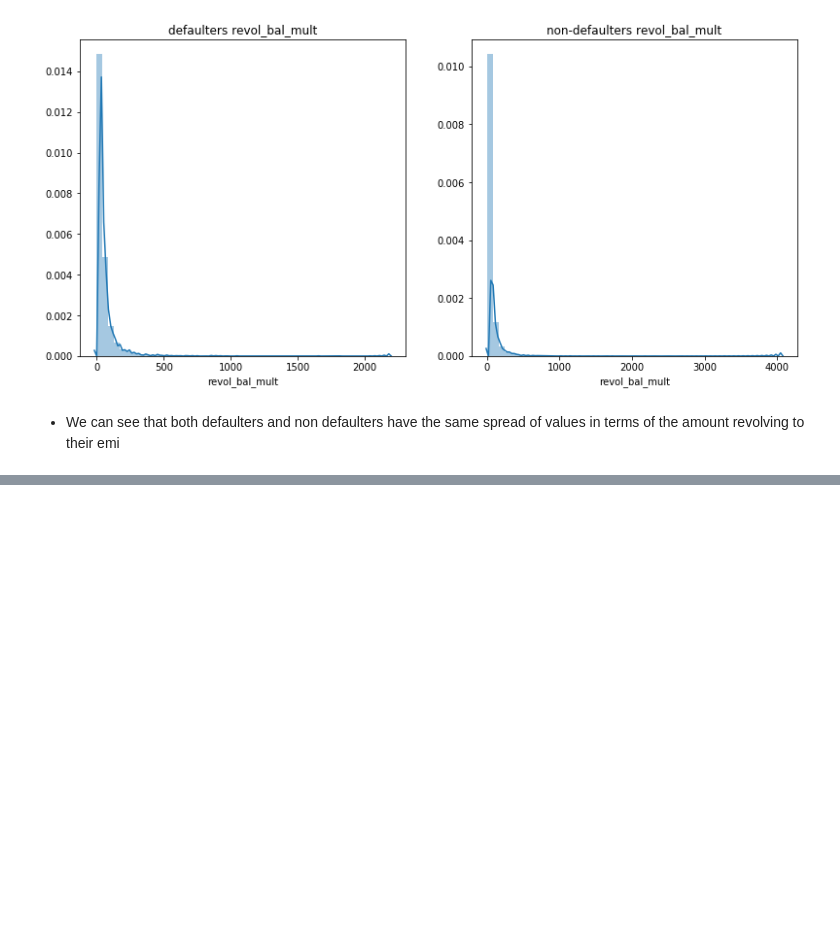
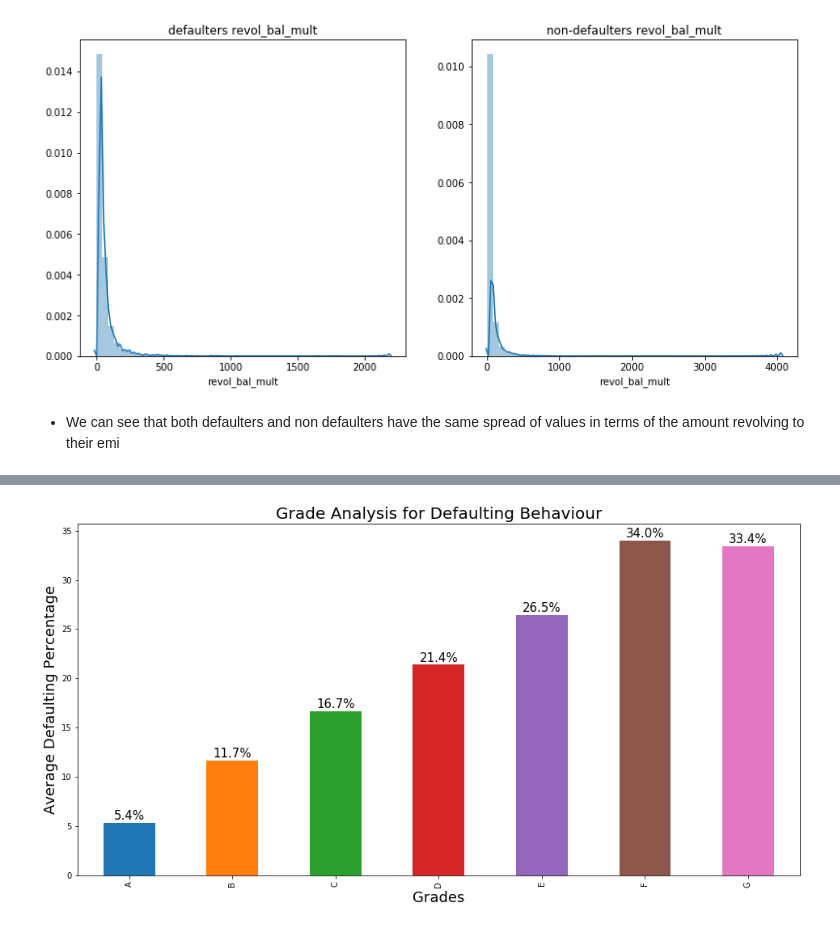
Before and after one commit to sameerg07/LendingClubEDA, a Jupyter notebook: LendingClubEDA_Final.ipynb, the cells around one changed output, grey strips where cells are left out. Drawn from its saved outputs; the diff is of its cells as text; code cells hidden in the pictures; blank space fills up the shorter version.

```diff
--- a/LendingClubEDA_Final.ipynb
+++ b/LendingClubEDA_Final.ipynb
@@ -2526,0 +2596,34 @@ fig.show()
+# %%
+## lets average the defaulting percentage in each grade overall
+
+
+##drawing aneat grade-subrage percentages for defaulting
+
+# Defining the plot size
+plt.figure(figsize=(16,8))
+
+# Defining the values for x-axis, y-axis
+# and from which datafarme the values are to be picked
+plots = z.groupby(by=["grade"])["def_perc"].mean().plot.bar()
+
+# Iterrating over the bars one-by-one
+for bar in plots.patches:
+    plots.annotate(str(format(bar.get_height(), '.1f'))+"%",
+                   (bar.get_x() + bar.get_width() / 2,
+                    bar.get_height()), ha='center', va='center',
+                   size=15, xytext=(0, 8),
+                   textcoords='offset points')
+
+# Setting the label for x-axis
+plt.xlabel("Grades", size=18)
+
+# Setting the label for y-axis
+plt.ylabel("Average Defaulting Percentage", size=18)
+
+# Setting the title for the graph
+plt.title("Grade Analysis for Defaulting Behaviour" , size = 20)
+
+# Fianlly showing the plot
+plt.show()
+# %% [output]
+[figure, added]
```
Also changed, not shown: parts of 49 cells of this notebook, 1 other file.
